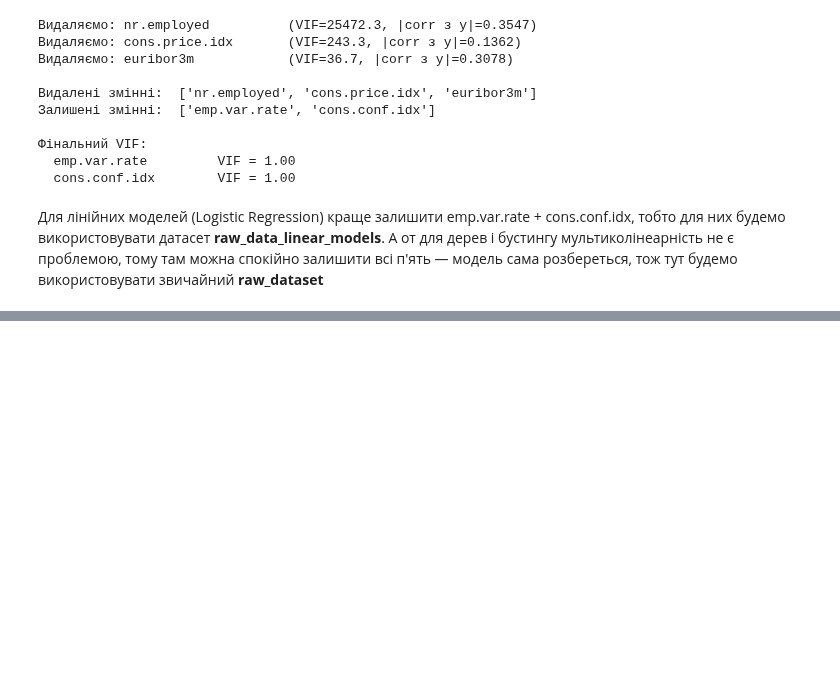
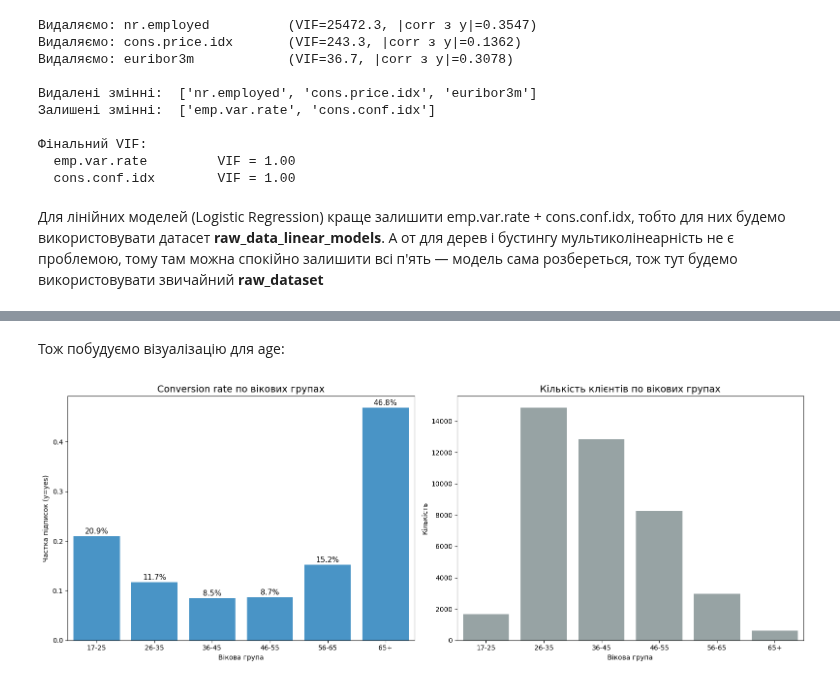
Before and after one commit to o-semenkova/ml_home_tasks, a Jupyter notebook: Mid_term_Project.ipynb, the cells around one changed output, grey strips where cells are left out. Saved outputs shown, nothing was run; the diff lists cells and outputs as text; code cells hidden in the pictures; blank space fills up the shorter version.

```diff
--- a/Mid_term_Project.ipynb
+++ b/Mid_term_Project.ipynb
@@ -306,0 +353,37 @@ for i, col in enumerate(remaining):
+# %% [markdown]
+Тож побудуємо візуалізацію для age:
+# %%
+import pandas as pd
+import matplotlib.pyplot as plt
+import seaborn as sns
+
+# Створюємо вікові групи
+raw_dataset['age_group'] = pd.cut(raw_dataset['age'],
+                                   bins=[0, 25, 35, 45, 55, 65, 100],
+                                   labels=['17-25', '26-35', '36-45', '46-55', '56-65', '65+'])
+
+# Рахуємо conversion rate по групах
+age_stats = raw_dataset.groupby('age_group')['y_num'].agg(['mean', 'count']).reset_index()
+age_stats.columns = ['age_group', 'conversion_rate', 'count']
+
+fig, axes = plt.subplots(1, 2, figsize=(16, 6))
+
+# 1. Conversion rate по вікових групах
+sns.barplot(data=age_stats, x='age_group', y='conversion_rate', ax=axes[0], color='#3498db')
+axes[0].set_title('Conversion rate по вікових групах', fontsize=14)
+axes[0].set_ylabel('Частка підписок (y=yes)')
+axes[0].set_xlabel('Вікова група')
+for i, row in age_stats.iterrows():
+    axes[0].text(i, row['conversion_rate'] + 0.005, f"{row['conversion_rate']:.1%}",
+                ha='center', fontsize=11)
+
+# 2. Кількість клієнтів у кожній групі (для контексту)
+sns.barplot(data=age_stats, x='age_group', y='count', ax=axes[1], color='#95a5a6')
+axes[1].set_title('Кількість клієнтів по вікових групах', fontsize=14)
+axes[1].set_ylabel('Кількість')
+axes[1].set_xlabel('Вікова група')
+
+plt.tight_layout()
+plt.show()
+# %% [output]
+[figure, added]
```
Also changed, not shown: parts of 9 cells of this notebook.
